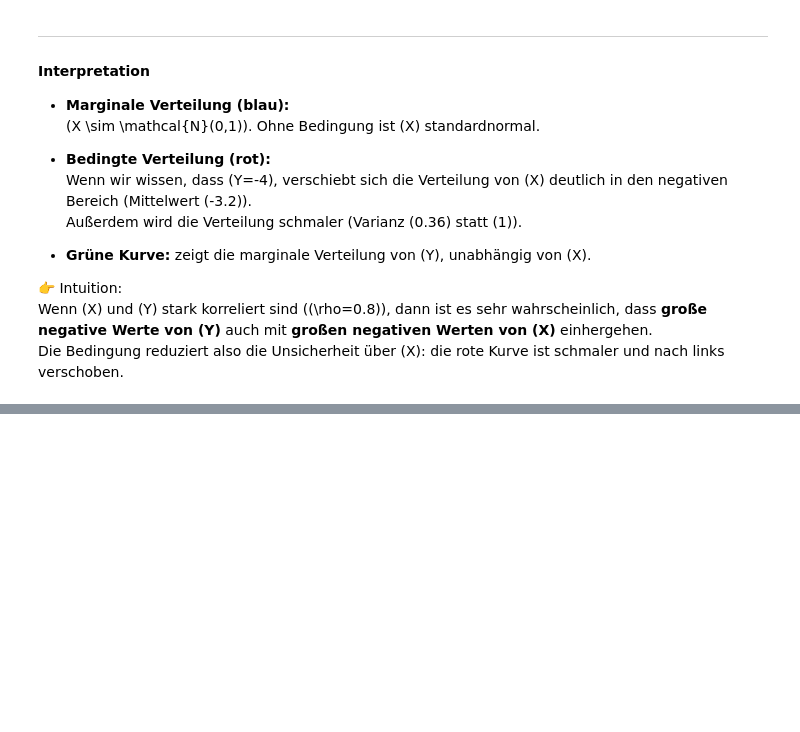
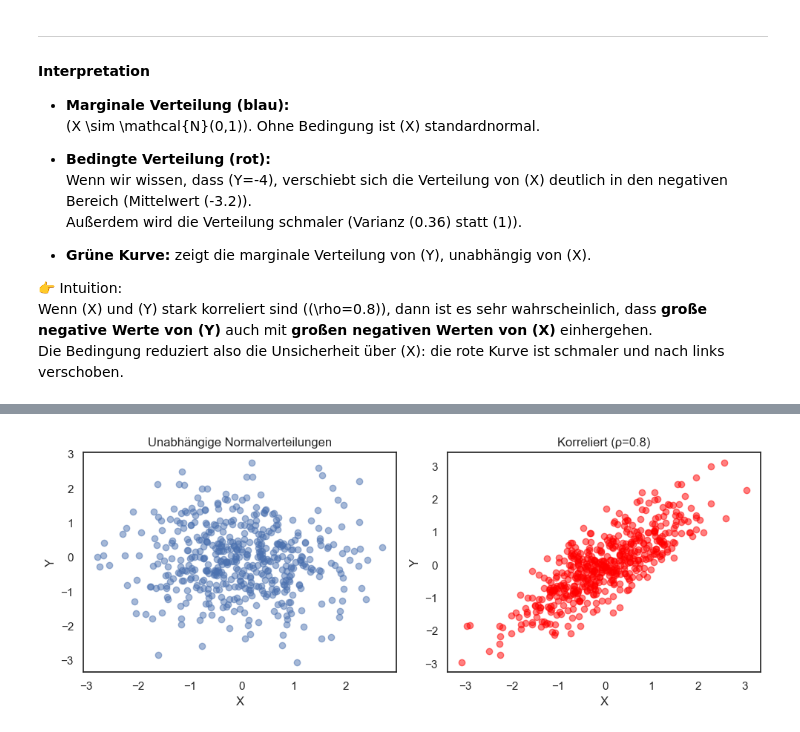
Before and after one commit to JohannesMeyersGit/DS_Notebooks, a Jupyter notebook: Probability_and_Statistics/Notebook_5_Multivariate_Verteilungen.ipynb, the cells around one changed output, grey strips where cells are left out. Cells and saved outputs as stored; diff of their text form; code cells hidden in the pictures; blank space fills up the shorter version.

```diff
--- a/Probability_and_Statistics/Notebook_5_Multivariate_Verteilungen.ipynb
+++ b/Probability_and_Statistics/Notebook_5_Multivariate_Verteilungen.ipynb
@@ -784,3 +793,32 @@ $$
 - **Unabhängigkeit vs. bedingte Unabhängigkeit**: wichtig, um Abhängigkeiten korrekt zu modellieren (z. B. in Graphical Models).
 - **Copulas**: erlauben die Trennung von Randverteilungen und Abhängigkeitsstrukturen, relevant für realistische Modellierung.
 - **Multivariate Normalverteilung**: das Arbeitspferd in Statistik und ML, da sie mathematisch handhabbar ist und viele praktische Anwendungen hat.
+# %%
+import numpy as np
+import matplotlib.pyplot as plt
+from scipy.stats import multivariate_normal
+
+# 1. Unabhängigkeit vs. Abhängigkeit
+np.random.seed(0)
+N = 500
+X_ind = np.random.normal(0, 1, N)
+Y_ind = np.random.normal(0, 1, N)
+
+rho = 0.8
+cov = [[1, rho], [rho, 1]]
+XY_corr = np.random.multivariate_normal([0,0], cov, N)
+
+fig, axs = plt.subplots(1,2, figsize=(10,4))
+axs[0].scatter(X_ind, Y_ind, alpha=0.5)
+axs[0].set_title("Unabhängige Normalverteilungen")
+axs[0].set_xlabel("X")
+axs[0].set_ylabel("Y")
+
+axs[1].scatter(XY_corr[:,0], XY_corr[:,1], alpha=0.5, color="red")
+axs[1].set_title("Korreliert (ρ=0.8)")
+axs[1].set_xlabel("X")
+axs[1].set_ylabel("Y")
+plt.tight_layout()
+plt.show()
+# %% [output]
+[figure, added]
```
Also changed, not shown: parts of 46 cells of this notebook.
